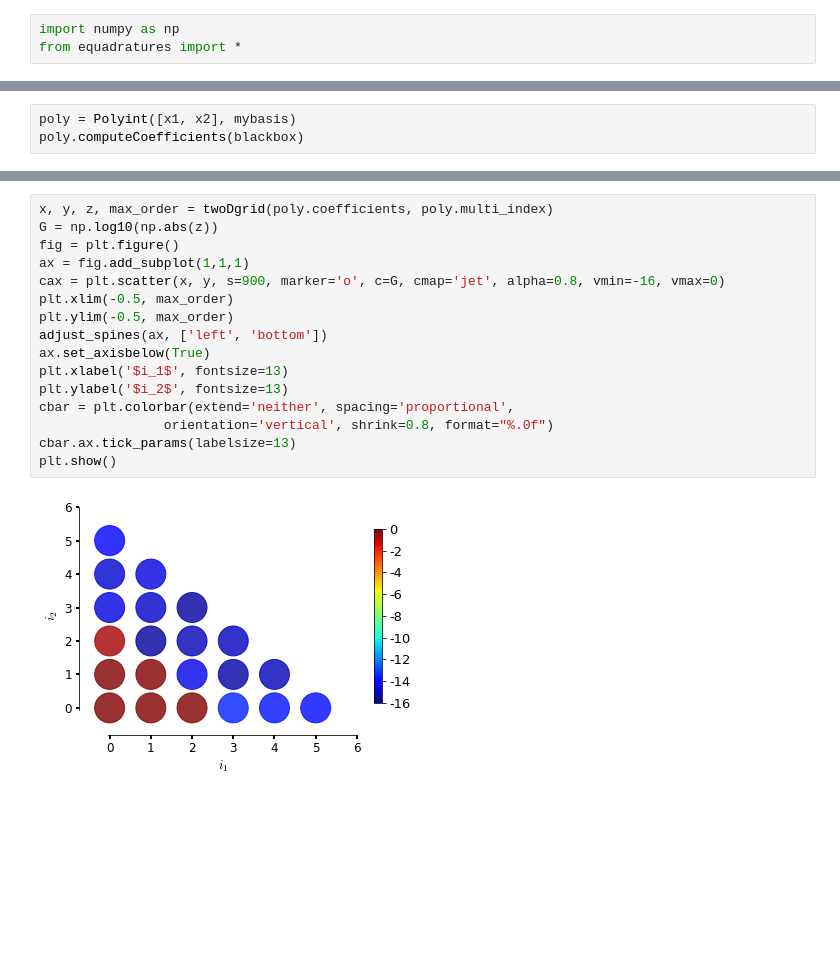
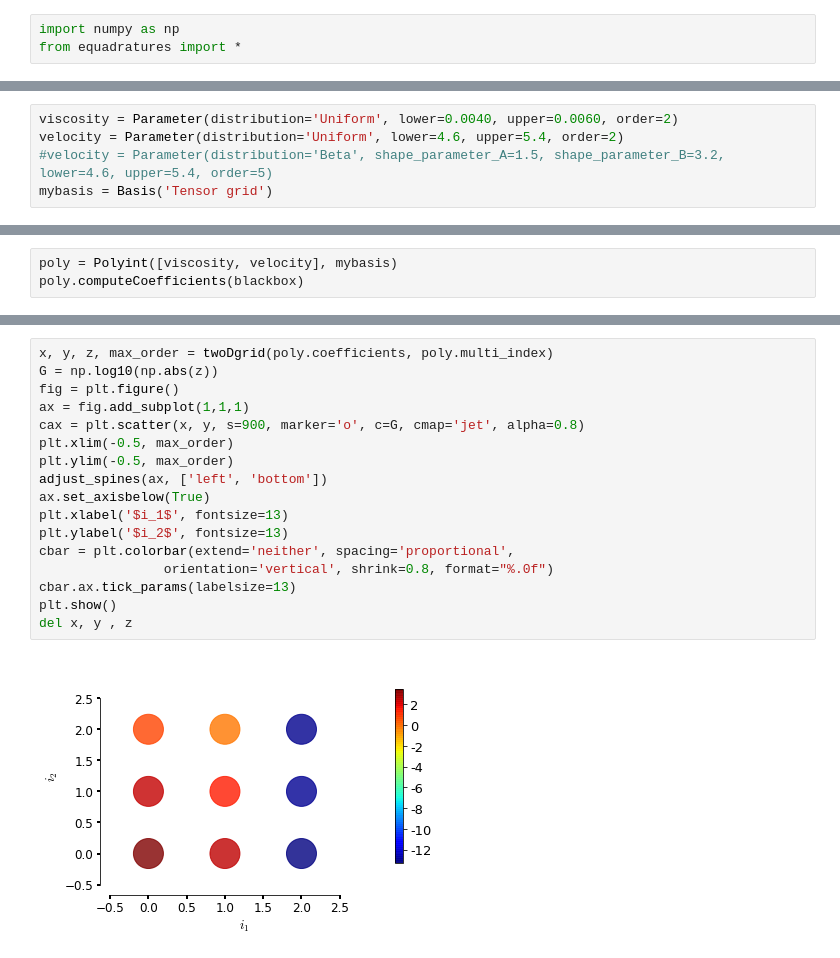
Before and after one commit to equadratures/equadratures, a Jupyter notebook: ipython-notebooks/moments/Moments_sparse_grids.ipynb, the cells around one changed output, grey strips where cells are left out. Drawn from its saved outputs; the diff is of its cells as text; blank space fills up the shorter version.

```diff
--- a/ipython-notebooks/moments/Moments_sparse_grids.ipynb
+++ b/ipython-notebooks/moments/Moments_sparse_grids.ipynb
@@ -16,0 +34,5 @@ mybasis = Basis('Sparse grid', level=4, growth_rule='linear')
+# %%
+viscosity = Parameter(distribution='Uniform', lower=0.0040, upper=0.0060, order=2)
+velocity = Parameter(distribution='Uniform', lower=4.6, upper=5.4, order=2)
+#velocity = Parameter(distribution='Beta', shape_parameter_A=1.5, shape_parameter_B=3.2, lower=4.6, upper=5.4, order=5)
+mybasis = Basis('Tensor grid')
@@ -17,4 +75,4 @@ mybasis = Basis('Sparse grid', level=4, growth_rule='linear')
 # %%
-poly = Polyint([x1, x2], mybasis)
+poly = Polyint([viscosity, velocity], mybasis)
 poly.computeCoefficients(blackbox)
 # %%
@@ -32,18 +93,19 @@ plt.show()
 # %%
 x, y, z, max_order = twoDgrid(poly.coefficients, poly.multi_index)
 G = np.log10(np.abs(z))
 fig = plt.figure()
 ax = fig.add_subplot(1,1,1)
-cax = plt.scatter(x, y, s=900, marker='o', c=G, cmap='jet', alpha=0.8, vmin=-16, vmax=0)
+cax = plt.scatter(x, y, s=900, marker='o', c=G, cmap='jet', alpha=0.8)
 plt.xlim(-0.5, max_order)
 plt.ylim(-0.5, max_order)
 adjust_spines(ax, ['left', 'bottom'])
 ax.set_axisbelow(True)
 plt.xlabel('$i_1$', fontsize=13)
 plt.ylabel('$i_2$', fontsize=13)
 cbar = plt.colorbar(extend='neither', spacing='proportional',
                 orientation='vertical', shrink=0.8, format="%.0f")
 cbar.ax.tick_params(labelsize=13)
 plt.show()
+del x, y , z
 # %% [output]
-[figure, old version]
+[figure, new version]
```
Also changed, not shown: parts of 16 cells of this notebook, 7 other files.
